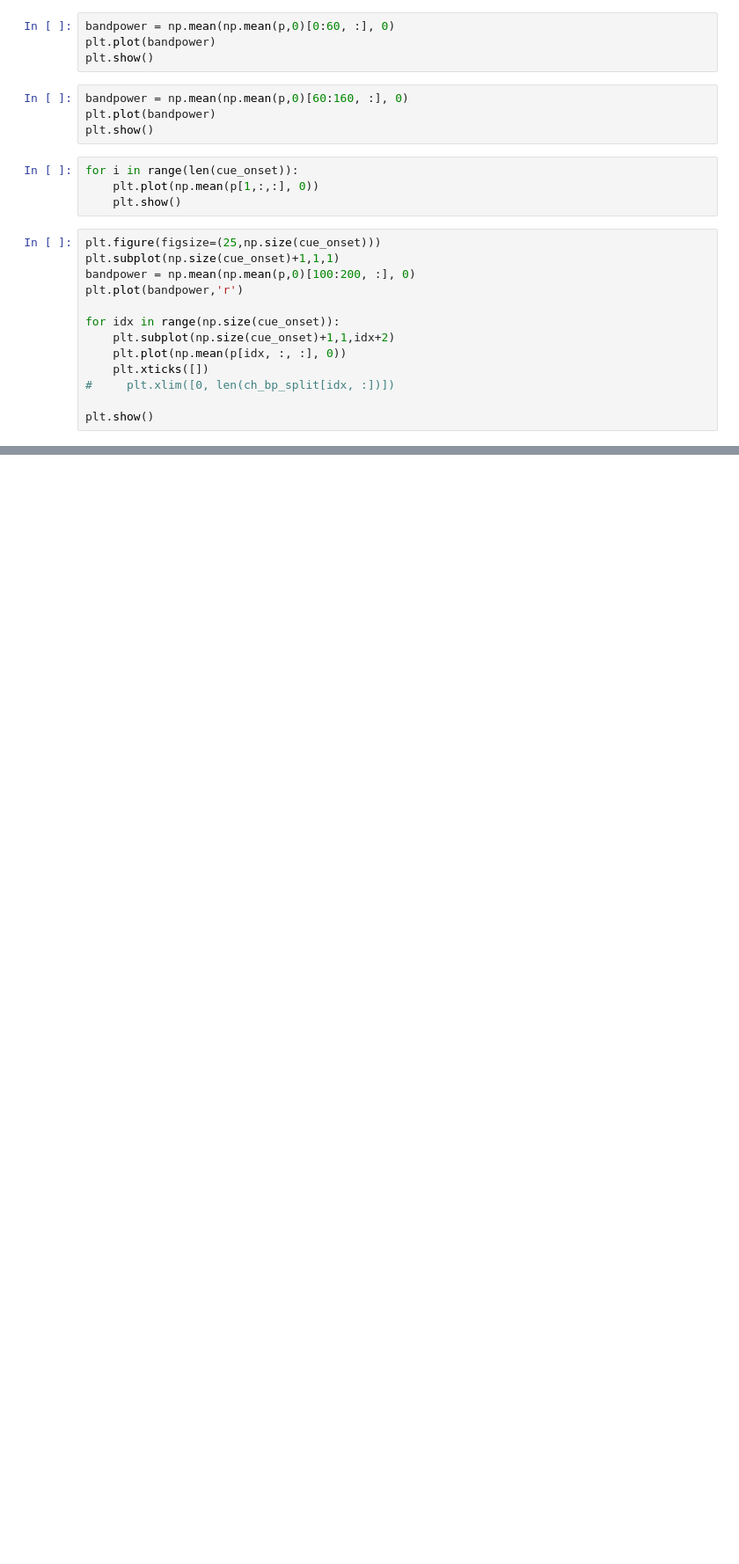
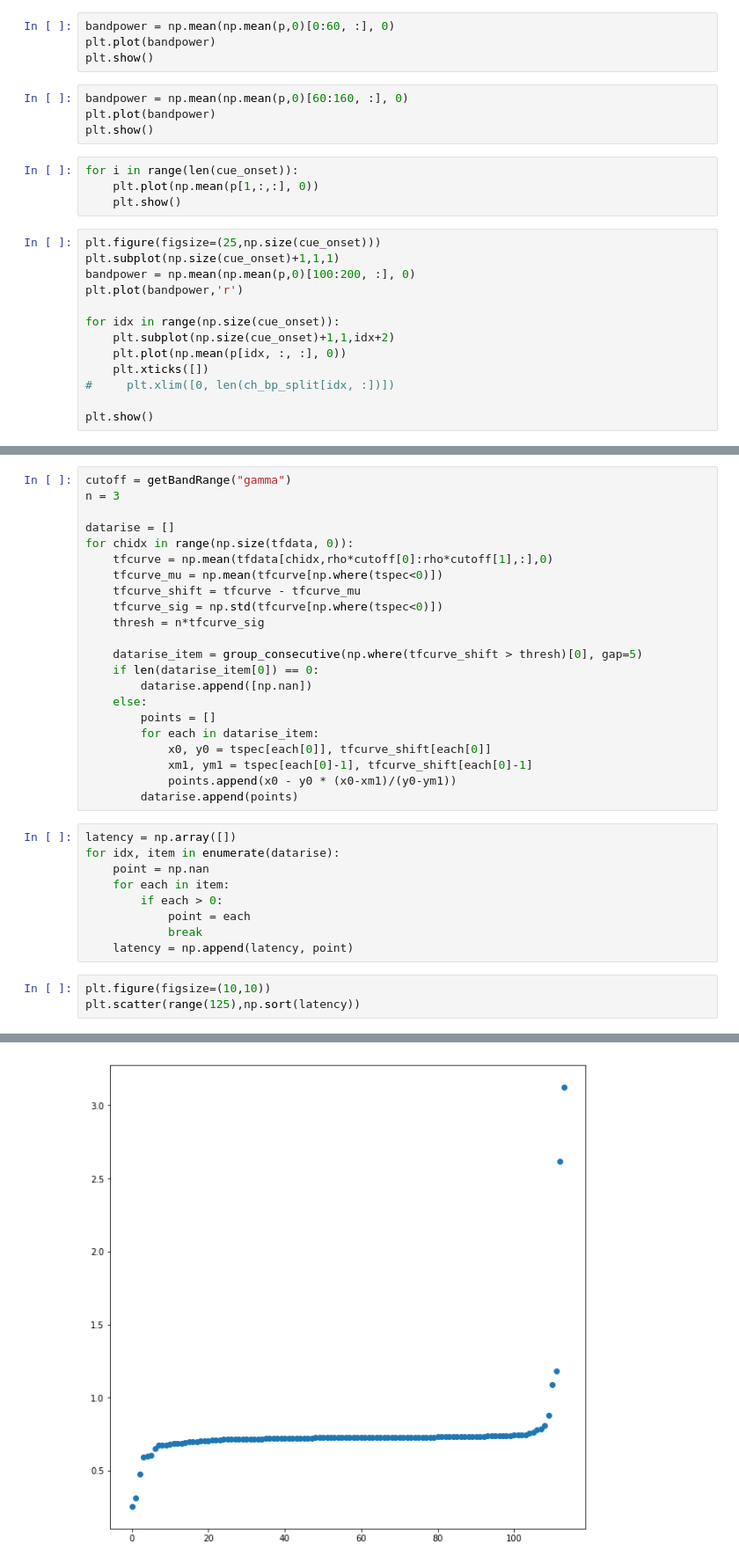
Before and after one commit to ZhangJiayiLab/EEG-Analysis, a Jupyter notebook: entrain.ipynb, the cells around one changed output, grey strips where cells are left out. Shown: that part at 88% size. Saved outputs shown, nothing was run; the diff lists cells and outputs as text; blank space fills up the shorter version.

```diff
--- a/entrain.ipynb
+++ b/entrain.ipynb
@@ -250,0 +256,35 @@ plt.show()
+# %%
+cutoff = getBandRange("gamma")
+n = 3
+
+datarise = []
+for chidx in range(np.size(tfdata, 0)):
+    tfcurve = np.mean(tfdata[chidx,rho*cutoff[0]:rho*cutoff[1],:],0)
+    tfcurve_mu = np.mean(tfcurve[np.where(tspec<0)])
+    tfcurve_shift = tfcurve - tfcurve_mu
+    tfcurve_sig = np.std(tfcurve[np.where(tspec<0)])
+    thresh = n*tfcurve_sig
+
+    datarise_item = group_consecutive(np.where(tfcurve_shift > thresh)[0], gap=5)
+    if len(datarise_item[0]) == 0:
+        datarise.append([np.nan])
+    else:
+        points = []
+        for each in datarise_item:
+            x0, y0 = tspec[each[0]], tfcurve_shift[each[0]]
+            xm1, ym1 = tspec[each[0]-1], tfcurve_shift[each[0]-1]
+            points.append(x0 - y0 * (x0-xm1)/(y0-ym1))
+        datarise.append(points)
+# %%
+latency = np.array([])
+for idx, item in enumerate(datarise):
+    point = np.nan
+    for each in item:
+        if each > 0:
+            point = each
+            break
+    latency = np.append(latency, point)
+# %%
+plt.figure(figsize=(10,10))
+plt.scatter(range(125),np.sort(latency))
+# %% [output]
@@ -250,0 +292 @@ plt.show()
+[figure, added]
```
Also changed, not shown: parts of 20 cells of this notebook, 15 other files.
